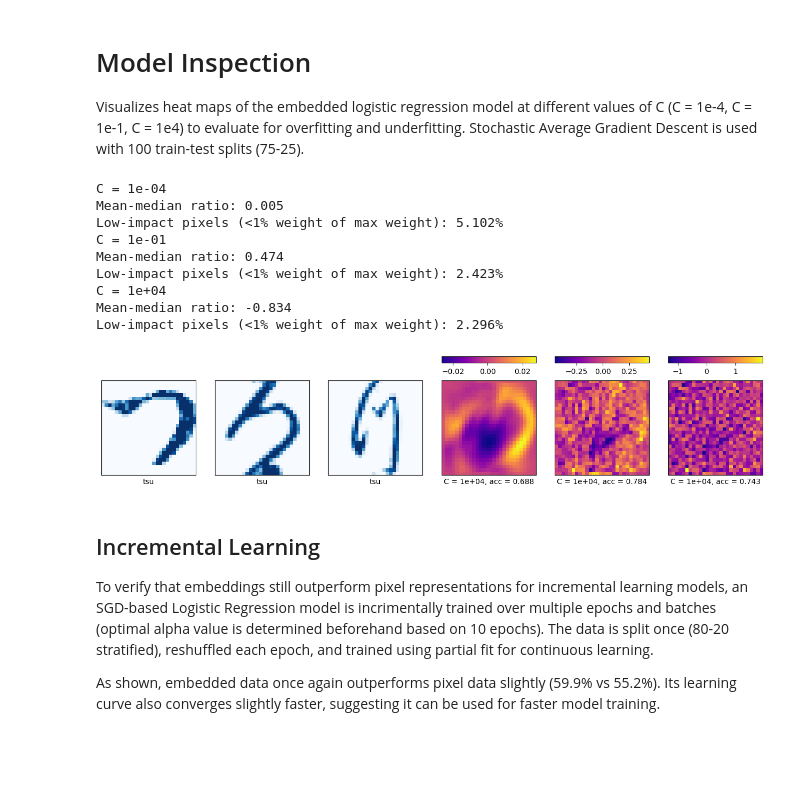
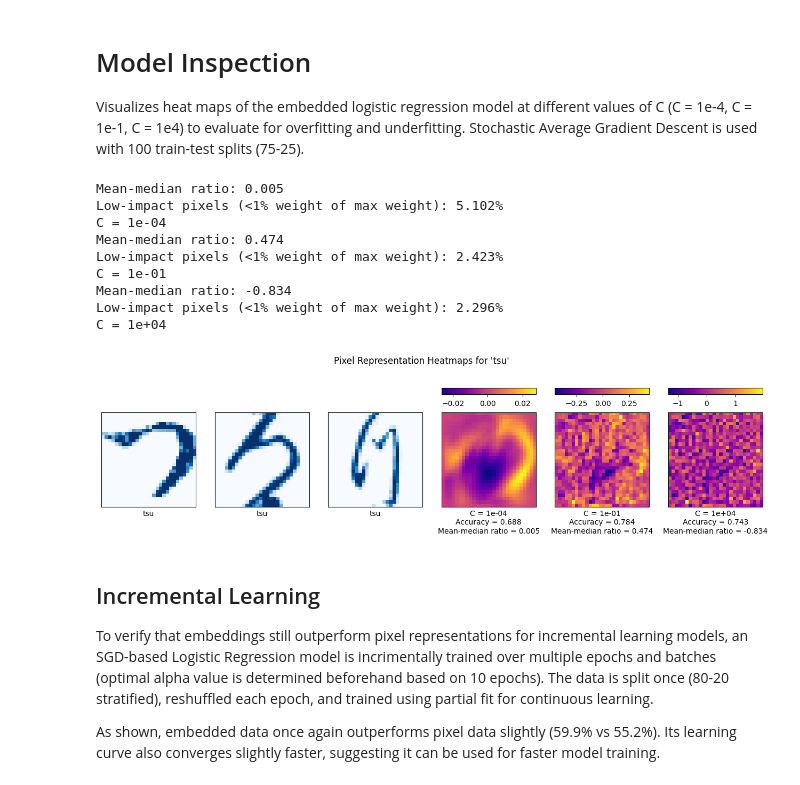
Before and after one commit to JorisRoelofs/Portfolio, a Jupyter notebook: Machine Learning - Python - Handwriting Recognition Kuzushiji/Handwriting Recognition Kuzushiji.ipynb, the cells around one changed output. Cells and saved outputs as stored; diff of their text form; code cells hidden in the pictures; blank space fills up the shorter version.

```diff
--- a/Machine Learning - Python - Handwriting Recognition Kuzushiji/Handwriting Recognition Kuzushiji.ipynb
+++ b/Machine Learning - Python - Handwriting Recognition Kuzushiji/Handwriting Recognition Kuzushiji.ipynb
@@ -402,55 +402,61 @@ def plot_character_coefficients(X, y, character, penalty, max_iter):
     X_train, X_test, y_train, y_test = train_test_split(X, y, train_size=0.75, stratify=y, random_state=0)
 
     fig, axes = plt.subplots(1,len(C)+examples,figsize=(16,4))
+    fig.suptitle("Pixel Representation Heatmaps for '{}'".format(character))
     for i, ax in enumerate(axes):
         if(i < examples):
+            # Plot examples
             image = X.loc[class_indices[i]]
             ax.imshow(image.values.reshape(28, 28), cmap=plt.cm.Blues)
             ax.set_xlabel(character)
             ax.set_xticks(()), ax.set_yticks(())
         else:
+            # Fit models
             model = LogisticRegression(solver='saga', max_iter=max_iter, penalty=penalty, C=C[i-examples], random_state=0)
             fit = model.fit(X_train, y_train)
             y_pred = fit.predict(X_test)
             score = accuracy_score(y_test, y_pred)
+
+            # Time models
+            # %timeit fit = model.fit(X_train, y_train) # Uncomment to time models, can take a few minutes
+
+            # Mean-median ratio
+            values = model.coef_[int(key)].reshape(28,28)
+            values = [value for val in values for value in val]
+            mean = statistics.mean(values)
+            median = statistics.median(values)
+            mm_ratio = mean/median
+            print("Mean-median ratio: " f"{mm_ratio:.3f}")
+
+            # Fraction of low-impact pixels
+            values_abs = [abs(value) for value in values]
+            cutoff = 0.01 * max(values_abs)
+            low_impact_pixels = sum(j < cutoff for j in values_abs) / (28*28)
+            print("Low-impact pixels (<1% weight of max weight): " f"{low_impact_pixels * 100:.3f}%")
+
+            # Plot heatmaps
             heatmap = ax.imshow(model.coef_[int(key)].reshape(28,28), cmap='plasma')
-            ax.set_xlabel("C = {:.0e}, acc = {:.3f}".format(C[examples-1], score))
+            ax.set_xlabel("C = {:.0e}\nAccuracy = {:.3f}\nMean-median ratio = {:.3f}".format(C[i-examples], score, mm_ratio))
             ax.set_xticks(()), ax.set_yticks(())
             ax_left = ax.get_position().x0
             ax_width = ax.get_position().width
             cax = fig.add_axes([ax_left, 0.8, ax_width, 0.03])
             fig.colorbar(heatmap, cax=cax, orientation='horizontal')
             print("C = " f"{C[i-examples]:.0e}")
-
-            # Time per model
-            # %timeit fit = model.fit(X_train, y_train) # Uncomment to time models
-
-            # Mean-median ratio
-            values = model.coef_[int(key)].reshape(28,28)
-            values = [value for val in values for value in val]
-            mean = statistics.mean(values)
-            median = statistics.median(values)
-            print("Mean-median ratio: " f"{mean/median:.3f}")
-
-            # Fraction of low-impact pixels
-            values_abs = [abs(value) for value in values]
-            cutoff = 0.01 * max(values_abs)
-            low_impact_pixels = sum(j < cutoff for j in values_abs) / (28*28)
-            print("Low-impact pixels (<1% weight of max weight): " f"{low_impact_pixels * 100:.3f}%")
     plt.show()
 
 plot_character_coefficients(X, y, 'tsu', 'l2', 200)
 # %% [output]
-C = 1e-04
 Mean-median ratio: 0.005
 Low-impact pixels (<1% weight of max weight): 5.102%
-C = 1e-01
+C = 1e-04
 Mean-median ratio: 0.474
 Low-impact pixels (<1% weight of max weight): 2.423%
-C = 1e+04
+C = 1e-01
 Mean-median ratio: -0.834
 Low-impact pixels (<1% weight of max weight): 2.296%
+C = 1e+04
-[figure, old version]
+[figure, new version]
 # %% [markdown]
 ## Incremental Learning
 To verify that embeddings still outperform pixel representations for incremental learning models, an SGD-based Logistic Regression model is incrimentally trained over multiple epochs and batches (optimal alpha value is determined beforehand based on 10 epochs). The data is split once (80-20 stratified), reshuffled each epoch, and trained using partial fit for continuous learning.
```
Also changed, not shown: parts of 2 cells of this notebook, 1 other file.
